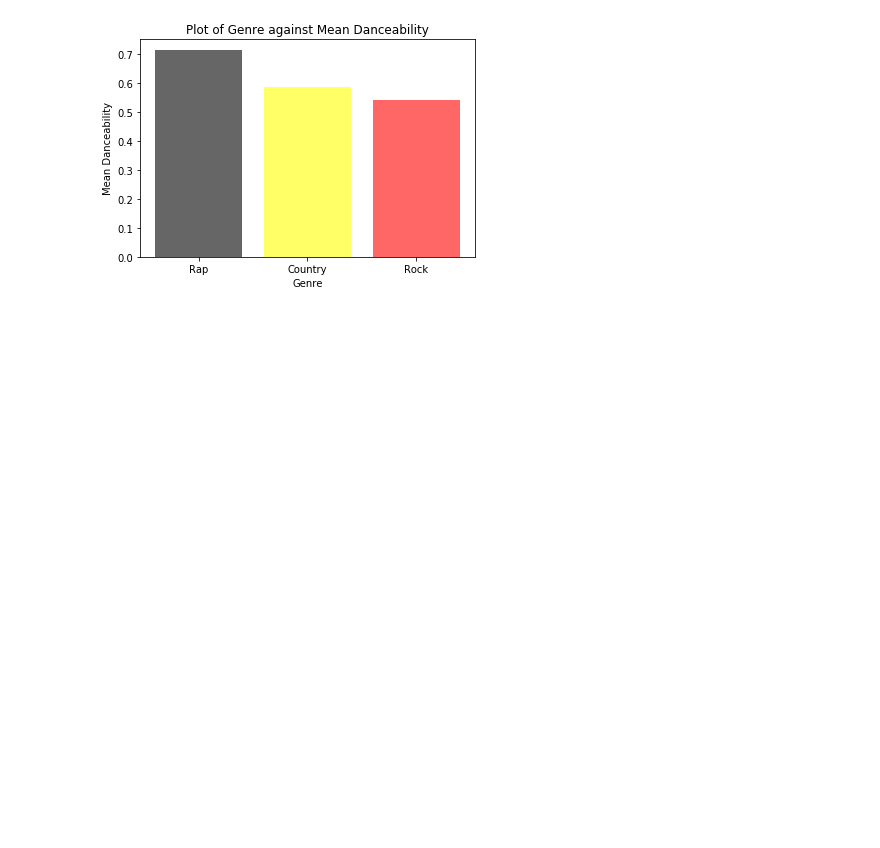
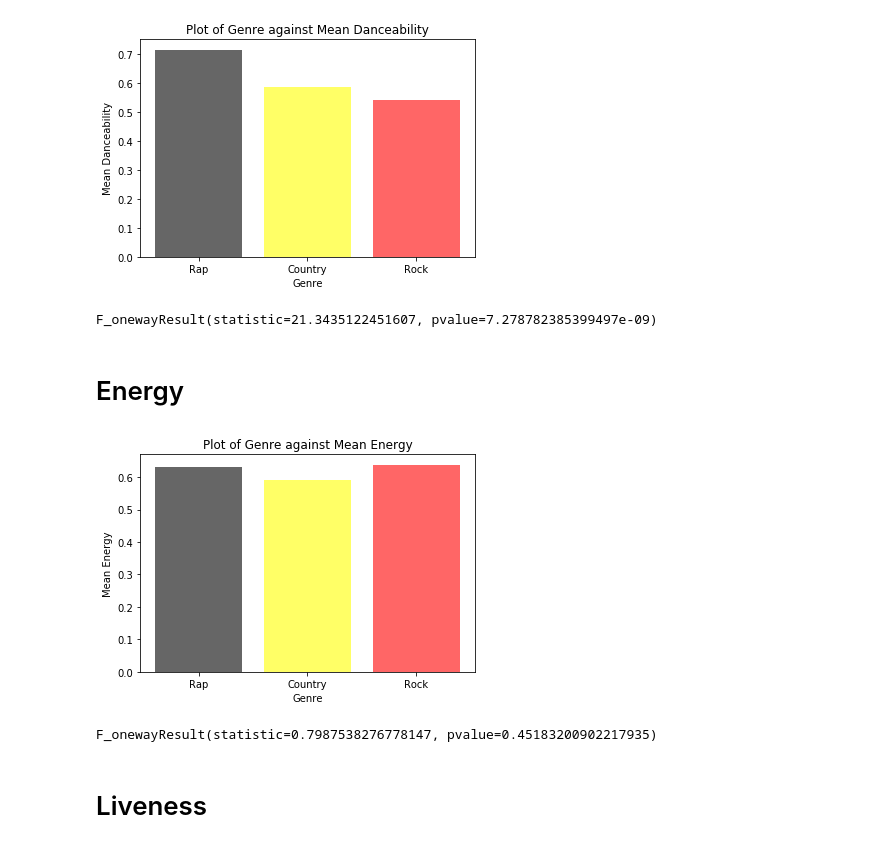
Before and after one commit to ESHORT1834/Spotify-Project, a Jupyter notebook: With Graph.ipynb, the cells around one changed output. Saved outputs shown, nothing was run; the diff lists cells and outputs as text; code cells hidden in the pictures; blank space fills up the shorter version.

Commit message:
added ANOVA testing

```diff
--- a/With Graph.ipynb
+++ b/With Graph.ipynb
@@ -345,0 +344,40 @@ y_group.mean()
+# %%
+#ANOVA test for dancebility
+#Small p-value, difference in dancebility is statistically significat
+stats.f_oneway(g_rap['danceability'],g_country['danceability'],g_rock['danceability'])
+# %% [output]
+F_onewayResult(statistic=21.3435122451607, pvalue=7.278782385399497e-09)
+# %% [markdown]
+# Energy
+# %%
+# get means for each group
+g_rap_energy = g_rap['energy'].mean()
+g_country_energy = g_country['energy'].mean()
+g_rock_energy = g_rock['energy'].mean()
+
+# dataset mockup-for the y-axis
+y_axis_energy = (g_rap_energy, g_country_energy, g_rock_energy)
+# %%
+# Our fav colors- lol :D
+colors = ['black', 'yellow', 'red']
+
+# Create plots
+plt.bar(x_axis, y_axis_energy, align='center', color=colors, alpha=0.6)
+# add genre categories to the x axis
+plt.xticks(x_axis, u_genre[:])
+# add labels to plot
+plt.ylabel('Mean Energy')
+plt.xlabel('Genre')
+plt.title('Plot of Genre against Mean Energy')
+# Show plot
+plt.show()
+# %% [output]
+[figure, added]
+# %%
+#ANOVA test for energy
+#Not statistically significant
+stats.f_oneway(g_rap['energy'],g_country['energy'],g_rock['energy'])
+# %% [output]
+F_onewayResult(statistic=0.7987538276778147, pvalue=0.45183200902217935)
+# %% [markdown]
+# Liveness
```
Also changed, not shown: parts of 13 cells of this notebook, 2 other files.
